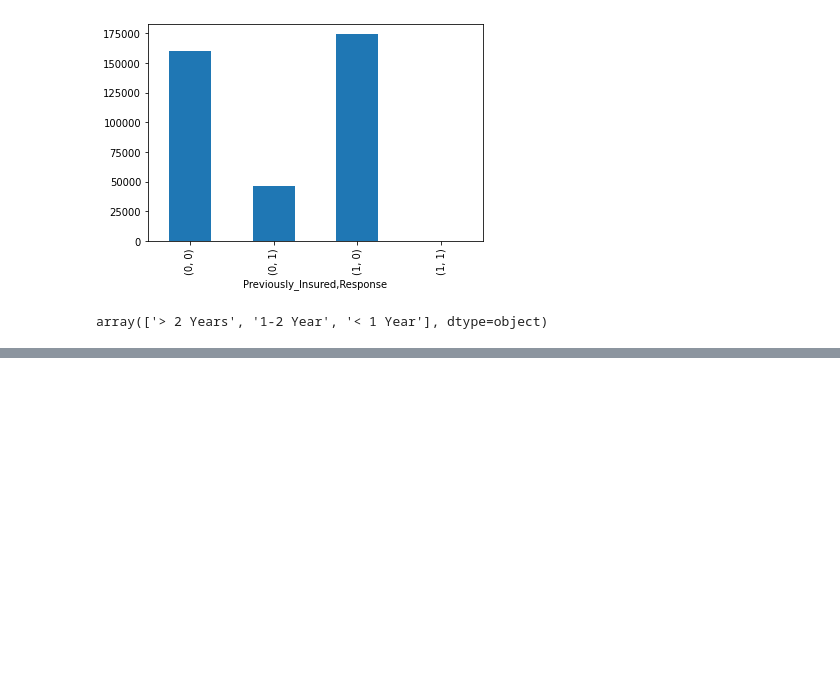
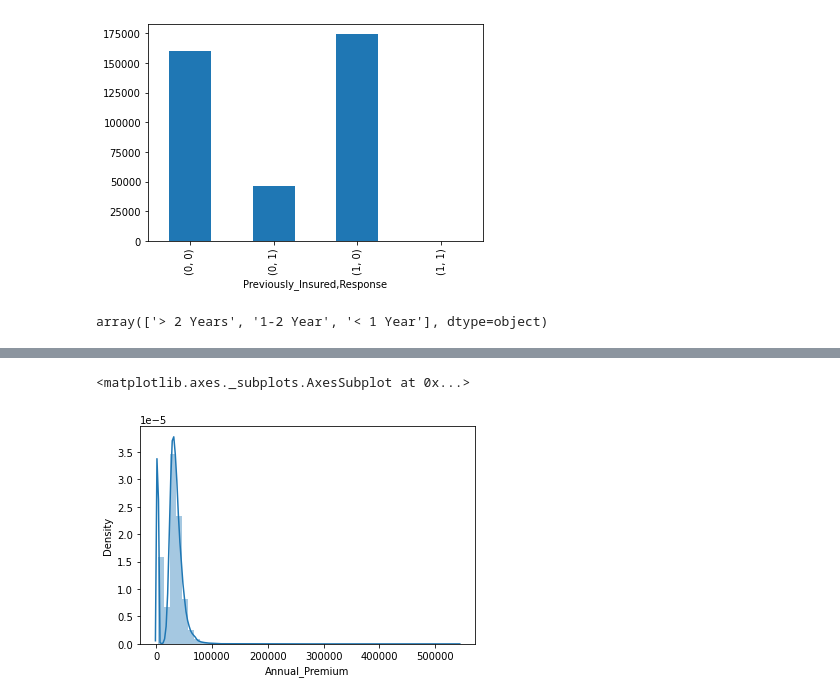
Before and after one commit to pi-mishra/HEALTH-INSURANCE-CROSS-SELL-PREDICTION, a Jupyter notebook: HEALTH_INSURANCE_CROSS_SELL_PREDICTION_(piyush).ipynb, the cells around one changed output, grey strips where cells are left out. Cells and saved outputs as stored; diff of their text form; code cells hidden in the pictures; blank space fills up the shorter version.

```diff
--- a/HEALTH_INSURANCE_CROSS_SELL_PREDICTION_(piyush).ipynb
+++ b/HEALTH_INSURANCE_CROSS_SELL_PREDICTION_(piyush).ipynb
@@ -239,0 +266,6 @@ array(['> 2 Years', '1-2 Year', '< 1 Year'], dtype=object)
+# %%
+Annual_Premium = df['Annual_Premium']
+sns.distplot(Annual_Premium, hist=True)
+# %% [output]
+<matplotlib.axes._subplots.AxesSubplot at 0x...>
+[figure, added]
```
Also changed, not shown: parts of 31 cells of this notebook.
